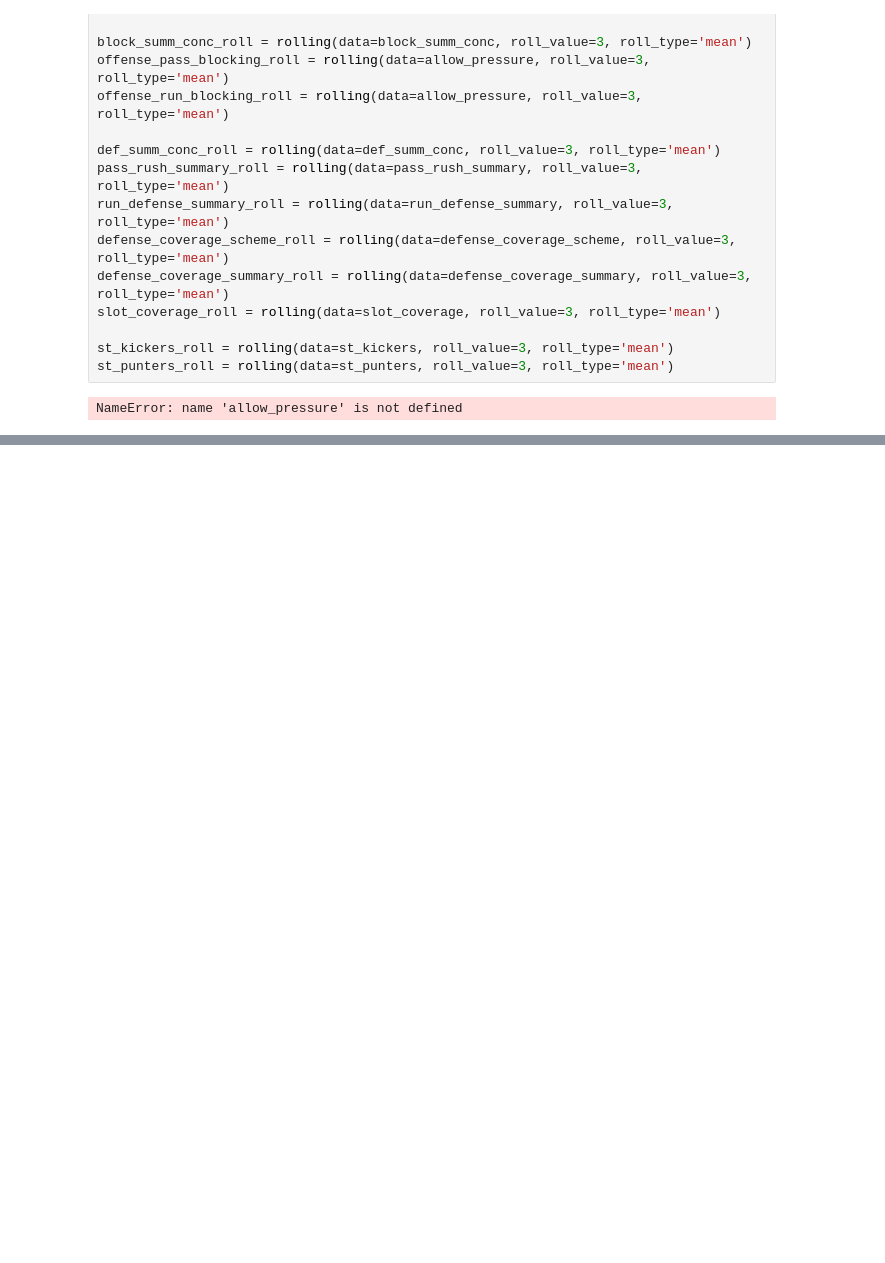
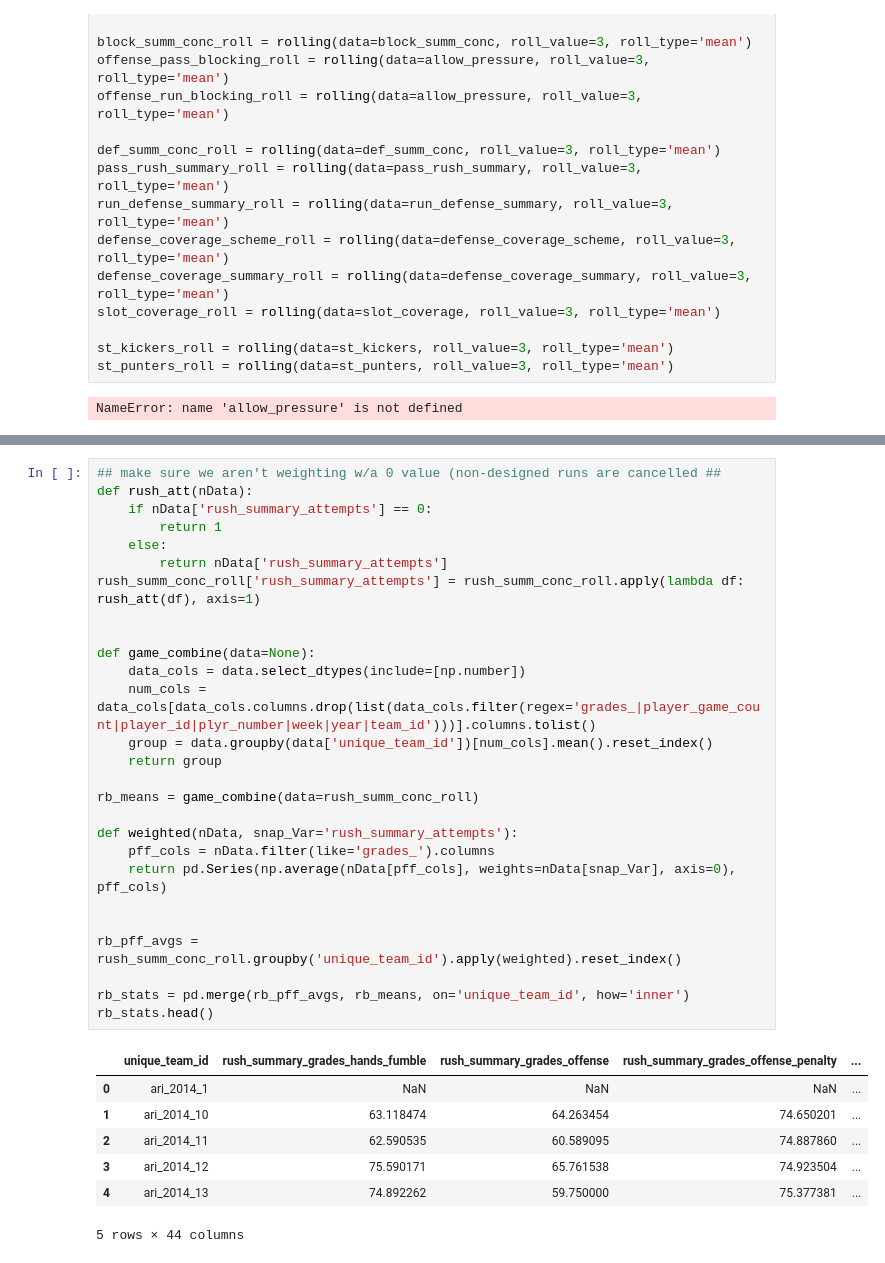
Before and after one commit to ajakks/nfl_models, a Jupyter notebook: create_modeling_data_sample_all.ipynb, the cells around one changed output, grey strips where cells are left out. Drawn from its saved outputs; the diff is of its cells as text; blank space fills up the shorter version.

```diff
--- a/create_modeling_data_sample_all.ipynb
+++ b/create_modeling_data_sample_all.ipynb
@@ -1013 +1087,36 @@ NameError: name 'allow_pressure' is not defined
+# %%
+## make sure we aren't weighting w/a 0 value (non-designed runs are cancelled ##
+def rush_att(nData):
+    if nData['rush_summary_attempts'] == 0:
+        return 1
+    else:
+        return nData['rush_summary_attempts']
+rush_summ_conc_roll['rush_summary_attempts'] = rush_summ_conc_roll.apply(lambda df: rush_att(df), axis=1)
+
+
+def game_combine(data=None):
+    data_cols = data.select_dtypes(include=[np.number])
+    num_cols = data_cols[data_cols.columns.drop(list(data_cols.filter(regex='grades_|player_game_count|player_id|plyr_number|week|year|team_id')))].columns.tolist()
+    group = data.groupby(data['unique_team_id'])[num_cols].mean().reset_index()
+    return group
+
+rb_means = game_combine(data=rush_summ_conc_roll)
+
+def weighted(nData, snap_Var='rush_summary_attempts'):
+    pff_cols = nData.filter(like='grades_').columns
+    return pd.Series(np.average(nData[pff_cols], weights=nData[snap_Var], axis=0), pff_cols)
+
+
+rb_pff_avgs = rush_summ_conc_roll.groupby('unique_team_id').apply(weighted).reset_index()
+
+rb_stats = pd.merge(rb_pff_avgs, rb_means, on='unique_team_id', how='inner')
+rb_stats.head()
+# %% [output]
+|  | unique_team_id | rush_summary_grades_hands_fumble | rush_summary_grades_offense | rush_summary_grades_offense_penalty | ... |
+| 0 | ari_2014_1 | NaN | NaN | NaN | ... |
+| 1 | ari_2014_10 | 63.118474 | 64.263454 | 74.650201 | ... |
+| 2 | ari_2014_11 | 62.590535 | 60.589095 | 74.887860 | ... |
+| 3 | ari_2014_12 | 75.590171 | 65.761538 | 74.923504 | ... |
+| 4 | ari_2014_13 | 74.892262 | 59.750000 | 75.377381 | ... |
+5 rows × 44 columns
 # %%
```
Also changed, not shown: parts of 9 cells of this notebook, 1 other file.
